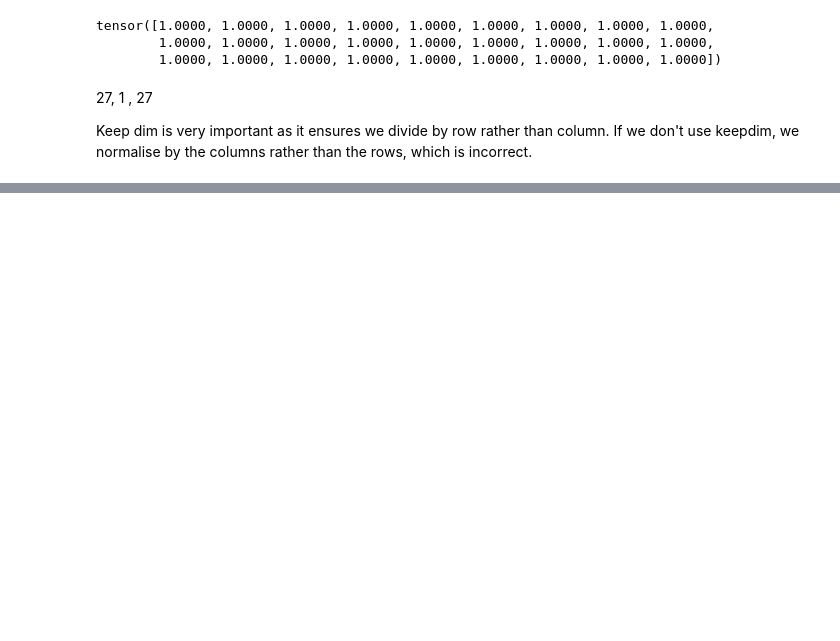
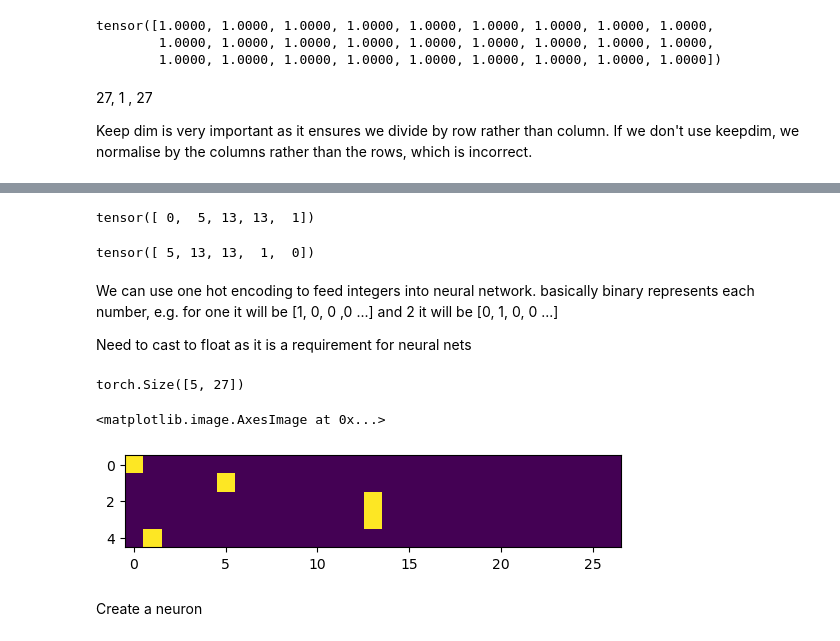
Before and after one commit to rbuke/karpathy-training, a Jupyter notebook: makemore/build_makemore.ipynb, the cells around one changed output, grey strips where cells are left out. Saved outputs shown, nothing was run; the diff lists cells and outputs as text; code cells hidden in the pictures; blank space fills up the shorter version.

```diff
--- a/makemore/build_makemore.ipynb
+++ b/makemore/build_makemore.ipynb
@@ -306,5 +308,3 @@ We can make our loop more efficient by getting a probability matrix prior to run
 # %%
-P = N.float()
-P /= P / P.sum(1, keepdim=True)
-
-P.sum(1, keepdim=True)
+P = (N+1).float()
+P /=  P.sum(1, keepdims=True)
@@ -370,0 +350,18 @@ rddeman.
+# %%
+log_likelihood = 0.0
+n = 0
+for w in words:
+    chs = ['.'] + list(w) + ['.'] # hallucinate a start character and end character
+    for ch1, ch2 in zip(chs, chs[1:]):
+        ix1 = string_to_integer[ch1]
+        ix2 = string_to_integer[ch2]
+        prob = P[ix1, ix2]
+        logprob = torch.log(prob)
+        log_likelihood += logprob
+        n +=1
+        # print(f'{ch1}{ch2}: {prob:.4f} {logprob:.4f}')
+print(f'{log_likelihood}')
+
+negative_log_liklihood = -log_likelihood
+print(f'{negative_log_liklihood=}')
+print(f'{negative_log_liklihood/n}') # Average log likelihood
@@ -370,0 +374,14 @@ rddeman.
+# %%
+# Create a training set of all the bigrams (x,y)
+xs, ys = [], []
+
+for w in words[:1]:
+    chs = ['.'] + list(w) + ['.'] # hallucinate a start character and end character
+    for ch1, ch2 in zip(chs, chs[1:]):
+        ix1 = string_to_integer[ch1]
+        ix2 = string_to_integer[ch2]
+        print(ch1,ch2)
+        xs.append(ix1)
+        ys.append(ix2)
+xs = torch.tensor(xs)
+ys = torch.tensor(ys)
@@ -370,0 +398,29 @@ rddeman.
+# %%
+# Inputes
+xs
+# %% [output]
+tensor([ 0,  5, 13, 13,  1])
+# %%
+# Outputs
+ys
+# %% [output]
+tensor([ 5, 13, 13,  1,  0])
+# %% [markdown]
+We can use one hot encoding to feed integers into neural network. basically binary represents each number, e.g. for one it will be [1, 0, 0 ,0 ...] and 2 it will be [0, 1, 0, 0 ...]
+
+Need to cast to float as it is a requirement for neural nets
+# %%
+import torch.nn.functional as F
+
+xenc = F.one_hot(xs, num_classes=27).float()
+# %%
+xenc.shape
+# %% [output]
+torch.Size([5, 27])
+# %%
+plt.imshow(xenc)
+# %% [output]
+<matplotlib.image.AxesImage at 0x...>
+[figure, added]
+# %% [markdown]
+Create a neuron
```
Also changed, not shown: parts of 14 cells of this notebook.
